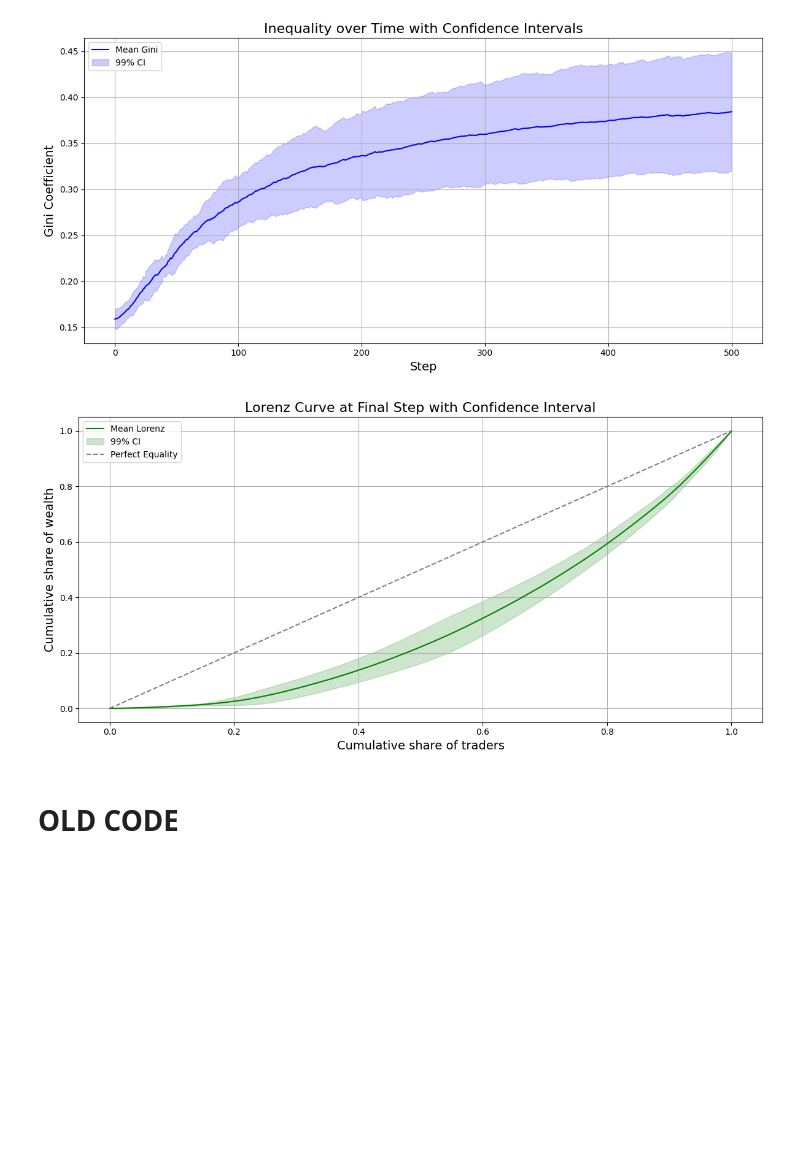
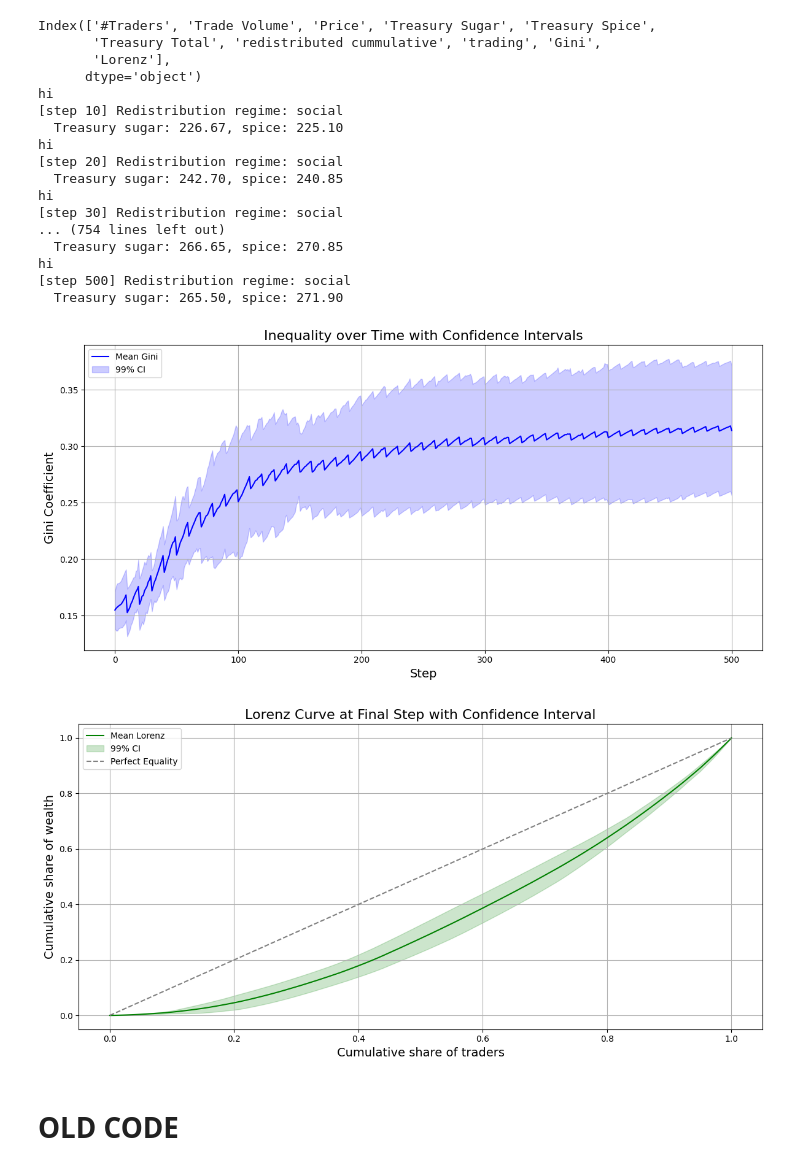
Before and after one commit to imaanb/ABM, a Jupyter notebook: lorenz_gini.ipynb, the cells around one changed output. Saved outputs shown, nothing was run; the diff lists cells and outputs as text; code cells hidden in the pictures; blank space fills up the shorter version.

```diff
--- a/lorenz_gini.ipynb
+++ b/lorenz_gini.ipynb
@@ -26,7 +26,7 @@ model_args = dict(
     wealth_tax_system="none",
     flat_rate=0.03,
     wealth_tax_period=10,
-    income_tax_system="none",
+    income_tax_system="progressive",
     income_tax_flat_rate=0.3,
     income_tax_brackets=None,
     vat_rate_sugar = .0,
@@ -65,35 +65,52 @@ plt.xlabel("Step", fontsize=14)
 plt.ylabel("Gini Coefficient", fontsize=14)
 plt.title("Inequality over Time with Confidence Intervals", fontsize=16)
 plt.grid(True)
 plt.legend()
 plt.tight_layout()
 plt.show()
 
 # --- Lorenz part --- #
 # We assume x-values = population are the same for all runs, and only y varies
 x_vals = np.array([x for x, _ in lorenz_runs[0]])
 y_arrays = np.array([[y for _, y in lorenz] for lorenz in lorenz_runs])  # shape: (runs, points)
 
 mean_y = y_arrays.mean(axis=0)
 sem_y = y_arrays.std(axis=0, ddof=1) / np.sqrt(NUM_RUNS)
 ci_range_y = t.ppf((1 + confidence) / 2., NUM_RUNS - 1) * sem_y
 lower_y = mean_y - ci_range_y
 upper_y = mean_y + ci_range_y
 
 plt.figure(figsize=(12,6))
 plt.plot(x_vals, mean_y, label="Mean Lorenz", color='green')
 plt.fill_between(x_vals, lower_y, upper_y, color='green', alpha=0.2, label=f"{int(confidence*100)}% CI")
 plt.plot([0, 1], [0, 1], linestyle='--', color='gray', label="Perfect Equality")
 plt.xlabel("Cumulative share of traders", fontsize=14)
 plt.ylabel("Cumulative share of wealth", fontsize=14)
 plt.title("Lorenz Curve at Final Step with Confidence Interval", fontsize=16)
 plt.grid(True)
 plt.legend()
 plt.tight_layout()
 plt.show()
 # %% [output]
+Index(['#Traders', 'Trade Volume', 'Price', 'Treasury Sugar', 'Treasury Spice',
+       'Treasury Total', 'redistributed cummulative', 'trading', 'Gini',
+       'Lorenz'],
+      dtype='object')
+hi
+[step 10] Redistribution regime: social
+  Treasury sugar: 226.67, spice: 225.10
+hi
+[step 20] Redistribution regime: social
+  Treasury sugar: 242.70, spice: 240.85
+hi
+[step 30] Redistribution regime: social
+... (754 lines left out)
+  Treasury sugar: 266.65, spice: 270.85
+hi
+[step 500] Redistribution regime: social
+  Treasury sugar: 265.50, spice: 271.90
-[figure, old version]
+[figure, new version]
-[figure, old version]
+[figure, new version]
 # %% [markdown]
 # OLD CODE
 # %%
```
Also changed, not shown: 2 other files.
